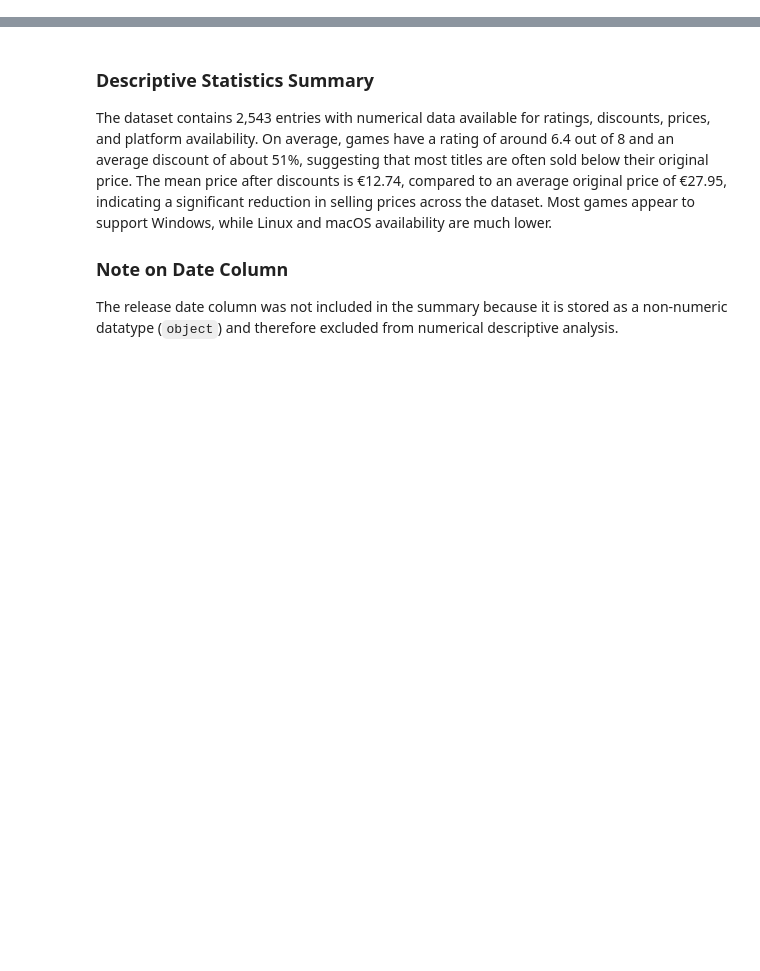
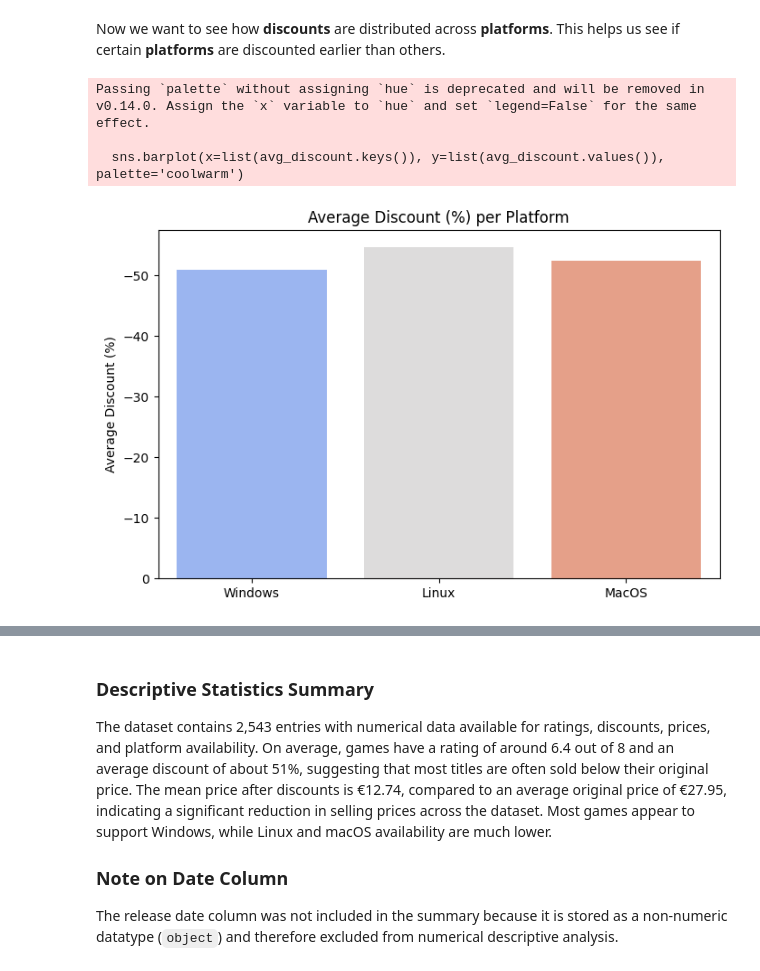
Before and after one commit to jbenigeri/Video-Game-Price-Analysis, a Jupyter notebook: src/explore_steam_data.ipynb, the cells around one changed output, grey strips where cells are left out. Saved outputs shown, nothing was run; the diff lists cells and outputs as text; code cells hidden in the pictures; blank space fills up the shorter version.

```diff
--- a/src/explore_steam_data.ipynb
+++ b/src/explore_steam_data.ipynb
@@ -10,0 +70,12 @@ df.head()
+# %%
+platforms = ['Windows', 'Linux', 'MacOS']
+top_n = 5
+
+for plat in platforms:
+    print(f"Top {top_n} games for {plat}:")
+    display(
+        df[df[plat]==1]
+        .sort_values('Rating', ascending=False)
+        .head(top_n)
+        [['Game Name','Rating','Price (€)','Discount%']]
+    )
@@ -10,0 +129,15 @@ df.head()
+# %% [markdown]
+Now we want to see how **discounts** are distributed across **platforms**. This helps us see if certain **platforms** are discounted earlier than others.
+# %%
+avg_discount = {plat: df[df[plat]==1]['Discount%'].mean() for plat in platforms}
+plt.figure(figsize=(8,5))
+sns.barplot(x=list(avg_discount.keys()), y=list(avg_discount.values()), palette='coolwarm')
+plt.title('Average Discount (%) per Platform')
+plt.ylabel('Average Discount (%)')
+plt.gca().invert_yaxis()
+plt.show()
+# %% [output]
+Passing `palette` without assigning `hue` is deprecated and will be removed in v0.14.0. Assign the `x` variable to `hue` and set `legend=False` for the same effect.
+
+  sns.barplot(x=list(avg_discount.keys()), y=list(avg_discount.values()), palette='coolwarm')
+[figure, added]
```
Also changed, not shown: parts of 20 cells of this notebook, 1 other file.
